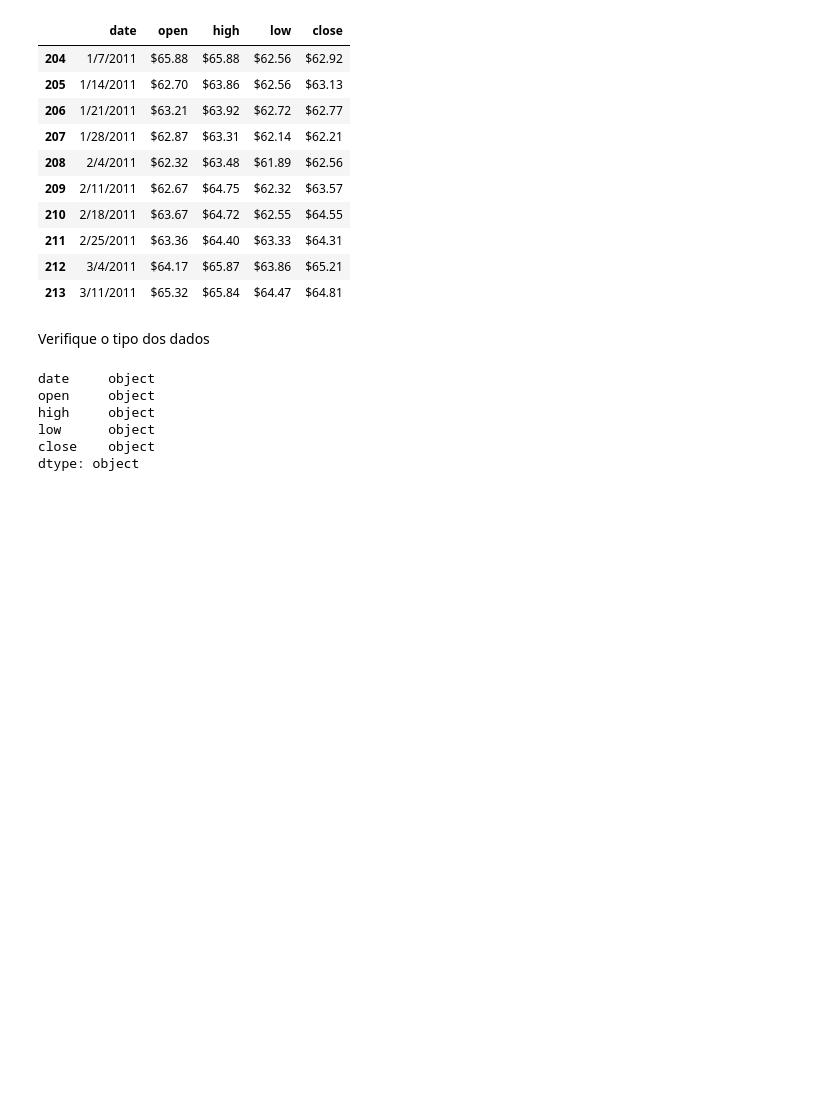
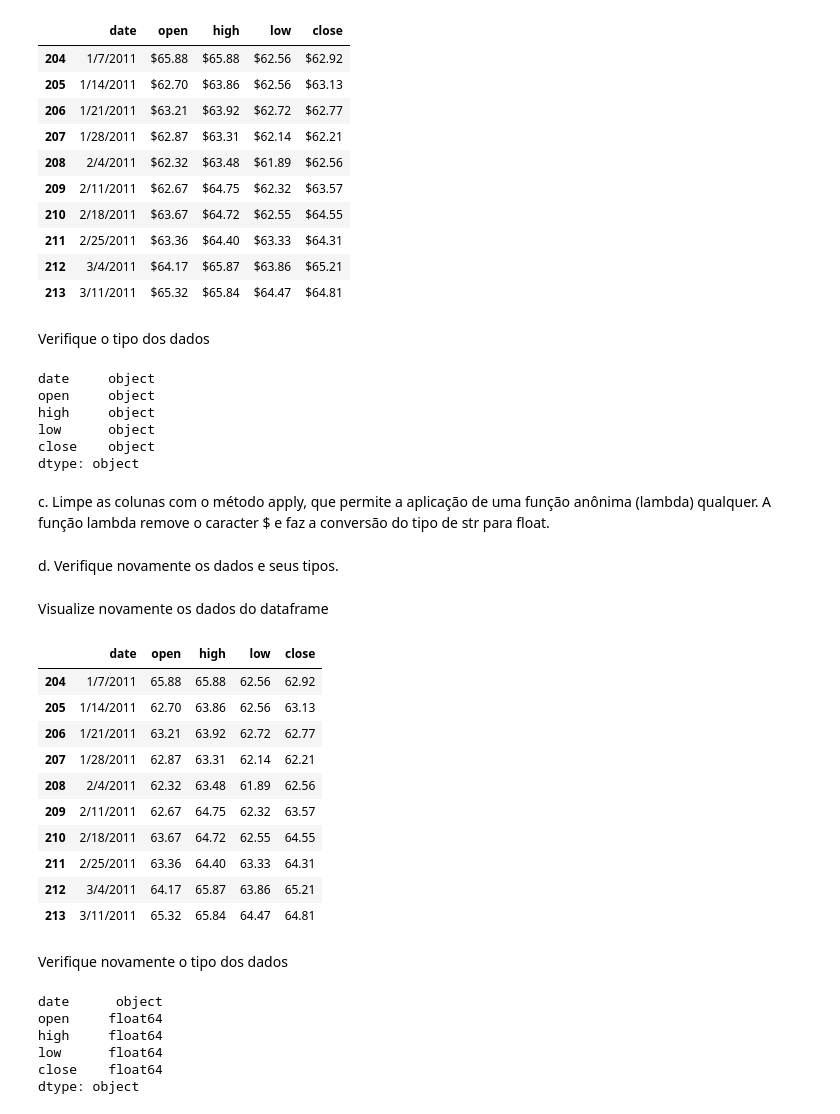
Before and after one commit to PedroHudson/EBAC_Analise_de_Dados, a Jupyter notebook: EBAC_Analista_de_Dados_Modulo_8_Exercícios.ipynb, the cells around one changed output. Drawn from its saved outputs; the diff is of its cells as text; code cells hidden in the pictures; blank space fills up the shorter version.

```diff
--- a/EBAC_Analista_de_Dados_Modulo_8_Exercícios.ipynb
+++ b/EBAC_Analista_de_Dados_Modulo_8_Exercícios.ipynb
@@ -261,3 +261,37 @@ high     object
 low      object
 close    object
 dtype: object
+# %% [markdown]
+c. Limpe as colunas com o método apply, que permite a aplicação de uma função anônima (lambda) qualquer. A função lambda remove o caracter $ e faz a conversão do tipo de str para float.
+# %%
+for col in ['open', 'high', 'low', 'close']:
+  df_ko[col] = df_ko[col].apply(lambda value: float(value.split(sep='$')[-1]))
+# %% [markdown]
+d. Verifique novamente os dados e seus tipos.
+# %% [markdown]
+Visualize novamente os dados do dataframe
+# %%
+df_ko.head(n=10)
+# %% [output]
+|  | date | open | high | low | close |
+| 204 | 1/7/2011 | 65.88 | 65.88 | 62.56 | 62.92 |
+| 205 | 1/14/2011 | 62.70 | 63.86 | 62.56 | 63.13 |
+| 206 | 1/21/2011 | 63.21 | 63.92 | 62.72 | 62.77 |
+| 207 | 1/28/2011 | 62.87 | 63.31 | 62.14 | 62.21 |
+| 208 | 2/4/2011 | 62.32 | 63.48 | 61.89 | 62.56 |
+| 209 | 2/11/2011 | 62.67 | 64.75 | 62.32 | 63.57 |
+| 210 | 2/18/2011 | 63.67 | 64.72 | 62.55 | 64.55 |
+| 211 | 2/25/2011 | 63.36 | 64.40 | 63.33 | 64.31 |
+| 212 | 3/4/2011 | 64.17 | 65.87 | 63.86 | 65.21 |
+| 213 | 3/11/2011 | 65.32 | 65.84 | 64.47 | 64.81 |
+# %% [markdown]
+Verifique novamente o tipo dos dados
+# %%
+df_ko.dtypes
+# %% [output]
+date      object
+open     float64
+high     float64
+low      float64
+close    float64
+dtype: object
```
